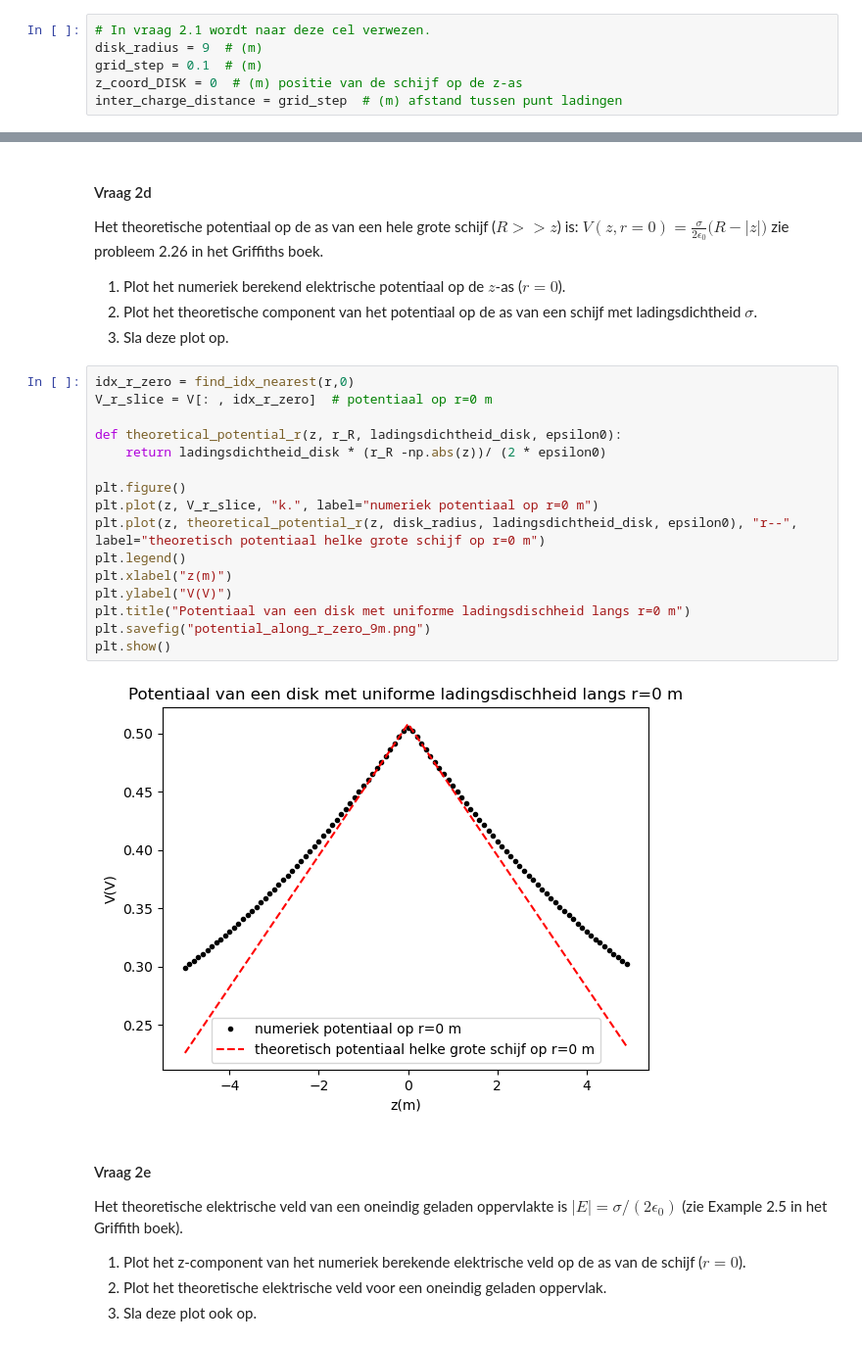
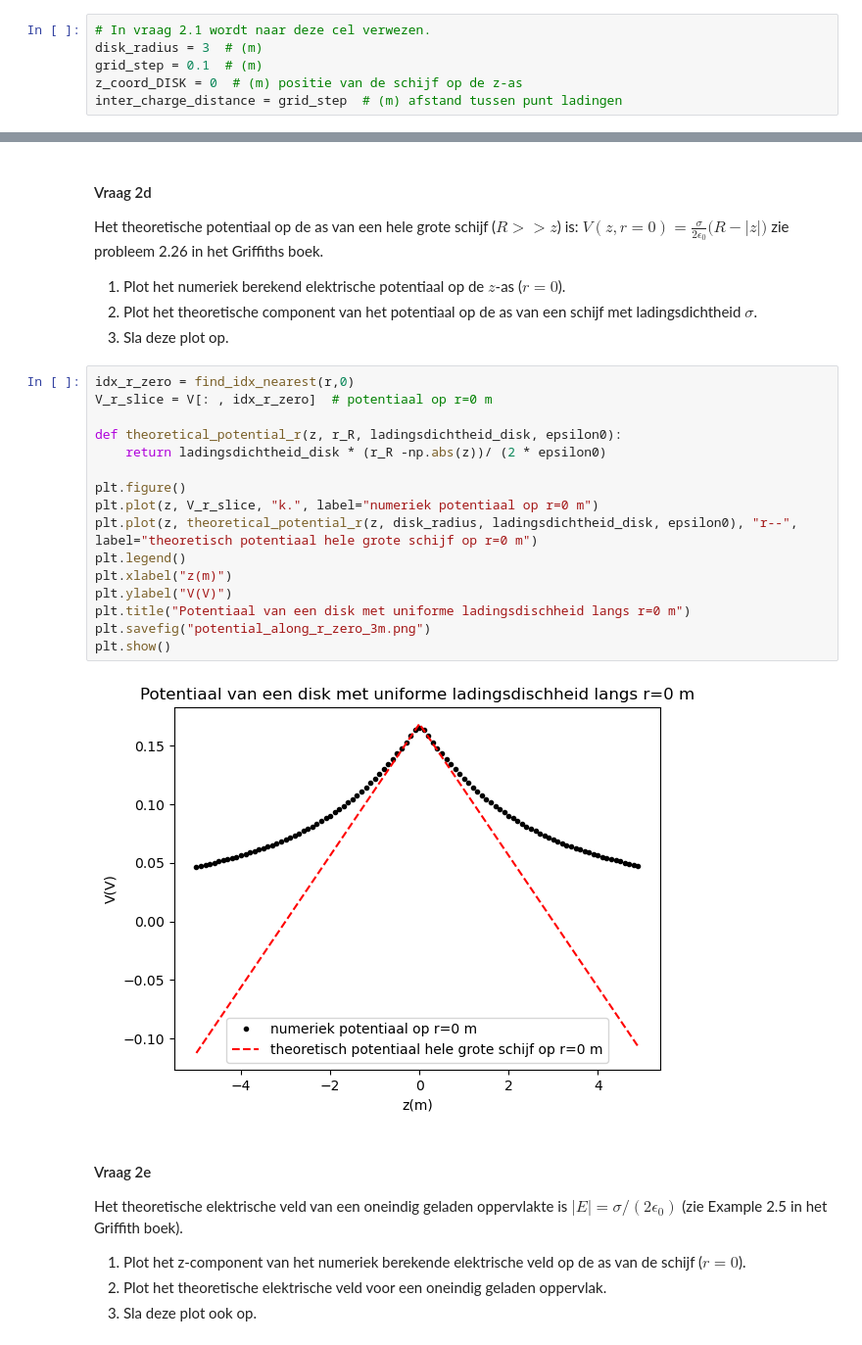
Before and after one commit to beanmachine123/opdrachten-DEF-D, a Jupyter notebook: DigitaleOntwerpopdrachten/1CondensatorOpdracht/CondensatorOntwerpopdracht.ipynb, the cells around one changed output, grey strips where cells are left out. Shown at 98% size. Cells and saved outputs as stored; diff of their text form.

```diff
--- a/DigitaleOntwerpopdrachten/1CondensatorOpdracht/CondensatorOntwerpopdracht.ipynb
+++ b/DigitaleOntwerpopdrachten/1CondensatorOpdracht/CondensatorOntwerpopdracht.ipynb
@@ -156,7 +156,7 @@ de gevonden exponent is: -1.91 ± 0.02 dit komt niet overeen met de theoretische
 In de code hieronder wordt een geladen schijf gemaakt via het superpositie principe. Dit wordt gedaan door een rooster van punten in de ruimte te creëren, alle punten die voldoen aan $z = 0$ m en $r < R$ krijgen een lading charge_one_point en vanuit hier wordt het potentiaal bepaald. Hier is de $z$-as de as van de schijf en de r as de afstand tot de $z$-as.
 # %%
 # In vraag 2.1 wordt naar deze cel verwezen.
-disk_radius = 9  # (m)
+disk_radius = 3  # (m)
 grid_step = 0.1  # (m)
 z_coord_DISK = 0  # (m) positie van de schijf op de z-as
 inter_charge_distance = grid_step  # (m) afstand tussen punt ladingen
@@ -243,21 +243,21 @@ zie probleem 2.26 in het Griffiths boek.
 # %%
 idx_r_zero = find_idx_nearest(r,0)
 V_r_slice = V[: , idx_r_zero]  # potentiaal op r=0 m
 
 def theoretical_potential_r(z, r_R, ladingsdichtheid_disk, epsilon0):
     return ladingsdichtheid_disk * (r_R -np.abs(z))/ (2 * epsilon0)
 
 plt.figure()
 plt.plot(z, V_r_slice, "k.", label="numeriek potentiaal op r=0 m")
-plt.plot(z, theoretical_potential_r(z, disk_radius, ladingsdichtheid_disk, epsilon0), "r--", label="theoretisch potentiaal helke grote schijf op r=0 m")
+plt.plot(z, theoretical_potential_r(z, disk_radius, ladingsdichtheid_disk, epsilon0), "r--", label="theoretisch potentiaal hele grote schijf op r=0 m")
 plt.legend()
 plt.xlabel("z(m)")
 plt.ylabel("V(V)")
 plt.title("Potentiaal van een disk met uniforme ladingsdischheid langs r=0 m")
-plt.savefig("potential_along_r_zero_9m.png")
+plt.savefig("potential_along_r_zero_3m.png")
 plt.show()
 # %% [output]
-[figure, old version]
+[figure, new version]
 # %% [markdown]
 #### Vraag 2e
 
```
Also changed, not shown: parts of 4 cells of this notebook, 2 other files.
